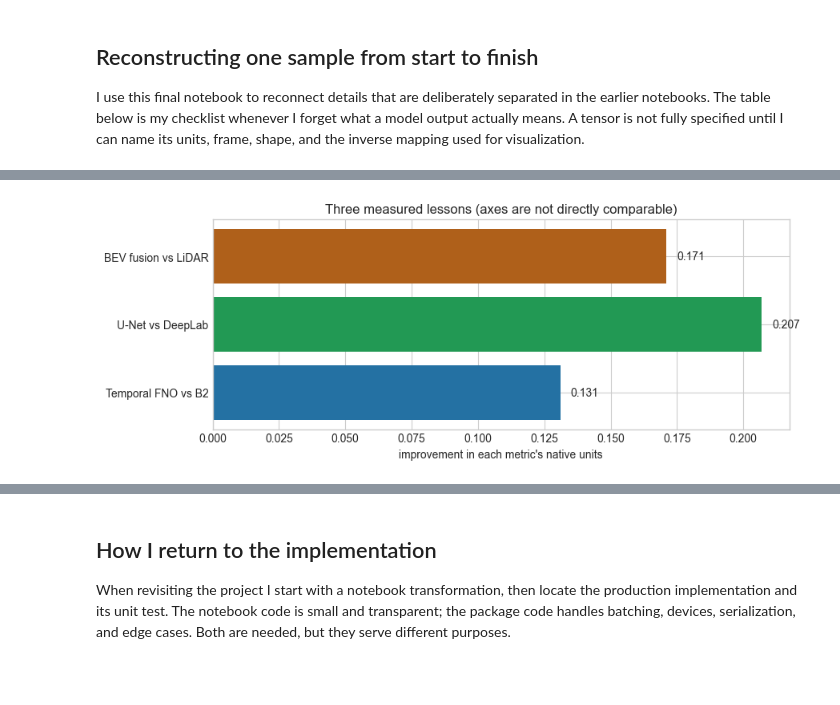
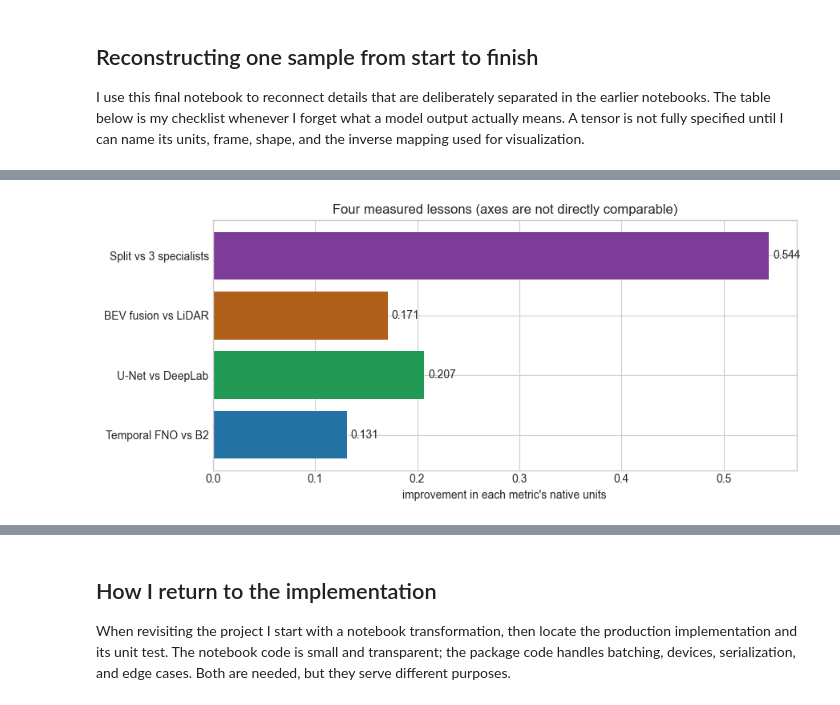
Before and after one commit to Nekros0day/zod-self-driving-lab, a Jupyter notebook: notebooks/06_project_synthesis.ipynb, the cells around one changed output, grey strips where cells are left out. Saved outputs shown, nothing was run; the diff lists cells and outputs as text; code cells hidden in the pictures; blank space fills up the shorter version.

```diff
--- a/notebooks/06_project_synthesis.ipynb
+++ b/notebooks/06_project_synthesis.ipynb
@@ -43,7 +45,7 @@ baseline, change one modeling idea, select without touching test, and finally
 inspect aggregate and qualitative evidence together.
 # %%
 steps=['inspect raw','validate transform','fit baseline','train candidate','select on validation','seal test','analyze slices']
-tracks=['trajectory','segmentation','BEV']
+tracks=['trajectory','segmentation','BEV','multi-task / FL']
 progress=pd.DataFrame(1,index=tracks,columns=steps)
 fig,ax=plt.subplots(figsize=(12,2.6)); ax.imshow(progress,cmap='Blues',vmin=0,vmax=1.3)
 ax.set_xticks(range(len(steps)),steps,rotation=24,ha='right'); ax.set_yticks(range(len(tracks)),tracks)
@@ -69,13 +74,14 @@ These are project-specific observations, not universal architecture rankings.
 # %%
 learning_effects=pd.DataFrame([
     ['Temporal FNO vs B2','ADE reduction (m)',0.131],
     ['U-Net vs DeepLab','lane tolerant F1 increase',0.861-0.654],
     ['BEV fusion vs LiDAR','cyclist AP increase',0.327-0.156],
+    ['Split vs 3 specialists','parameter fraction removed',1-19.803069/(3*14.479741)],
 ],columns=['comparison','quantity','improvement'])
-fig,ax=plt.subplots(figsize=(9,3.5)); ax.barh(learning_effects.comparison,learning_effects.improvement,color=['#2471a3','#229954','#af601a'])
-ax.set_xlabel("improvement in each metric's native units"); ax.set_title('Three measured lessons (axes are not directly comparable)')
+fig,ax=plt.subplots(figsize=(9,4.0)); ax.barh(learning_effects.comparison,learning_effects.improvement,color=['#2471a3','#229954','#af601a','#7d3c98'])
+ax.set_xlabel("improvement in each metric's native units"); ax.set_title('Four measured lessons (axes are not directly comparable)')
 for i,v in enumerate(learning_effects.improvement): ax.text(v+.004,i,f'{v:.3f}',va='center')
 plt.tight_layout(); plt.show(); learning_effects
 # %% [output]
-[figure, old version]
+[figure, new version]
 |  | comparison | quantity | improvement |
```
Also changed, not shown: parts of 14 cells of this notebook, 46 other files.
